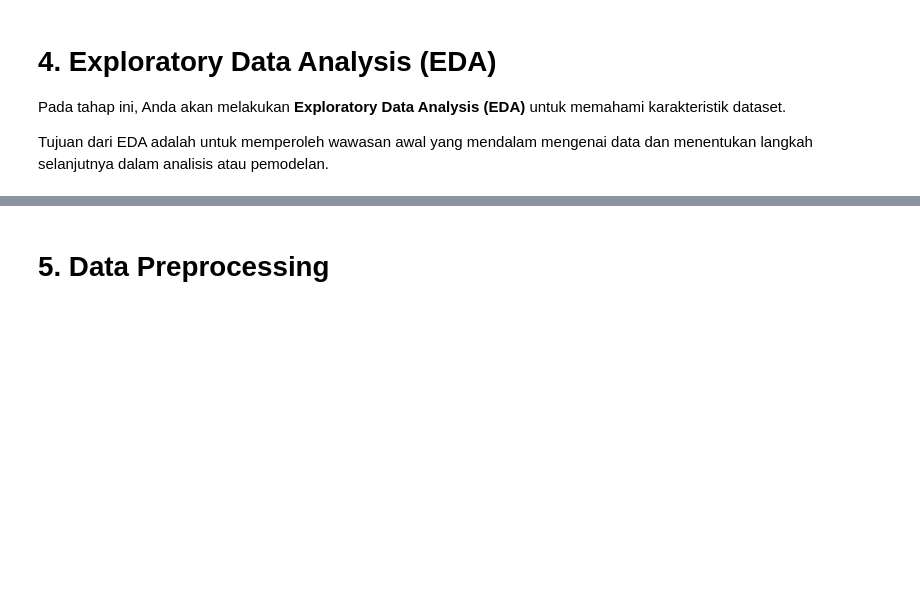
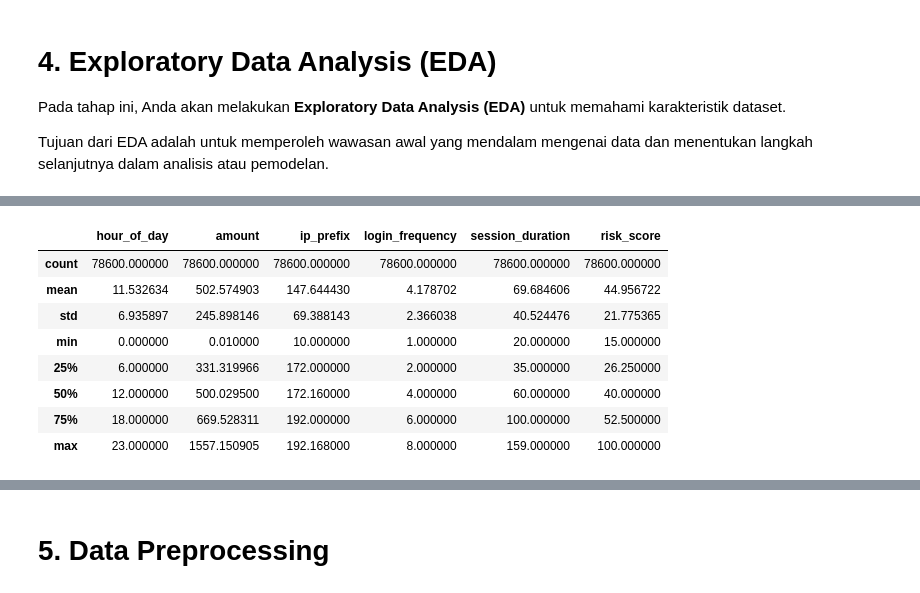
Before and after one commit to difafisa/Membangun-Sistem-Machine-Learning, a Jupyter notebook: preprocessing/Eksperimen_MSML.ipynb, the cells around one changed output, grey strips where cells are left out. Saved outputs shown, nothing was run; the diff lists cells and outputs as text; code cells hidden in the pictures; blank space fills up the shorter version.

```diff
--- a/preprocessing/Eksperimen_MSML.ipynb
+++ b/preprocessing/Eksperimen_MSML.ipynb
@@ -157,0 +64,12 @@ plt.show()
+# %%
+data.describe()
+# %% [output]
+|  | hour_of_day | amount | ip_prefix | login_frequency | session_duration | risk_score |
+| count | 78600.000000 | 78600.000000 | 78600.000000 | 78600.000000 | 78600.000000 | 78600.000000 |
+| mean | 11.532634 | 502.574903 | 147.644430 | 4.178702 | 69.684606 | 44.956722 |
+| std | 6.935897 | 245.898146 | 69.388143 | 2.366038 | 40.524476 | 21.775365 |
+| min | 0.000000 | 0.010000 | 10.000000 | 1.000000 | 20.000000 | 15.000000 |
+| 25% | 6.000000 | 331.319966 | 172.000000 | 2.000000 | 35.000000 | 26.250000 |
+| 50% | 12.000000 | 500.029500 | 172.160000 | 4.000000 | 60.000000 | 40.000000 |
+| 75% | 18.000000 | 669.528311 | 192.000000 | 6.000000 | 100.000000 | 52.500000 |
+| max | 23.000000 | 1557.150905 | 192.168000 | 8.000000 | 159.000000 | 100.000000 |
```
Also changed, not shown: parts of 20 cells of this notebook, 8 other files.
